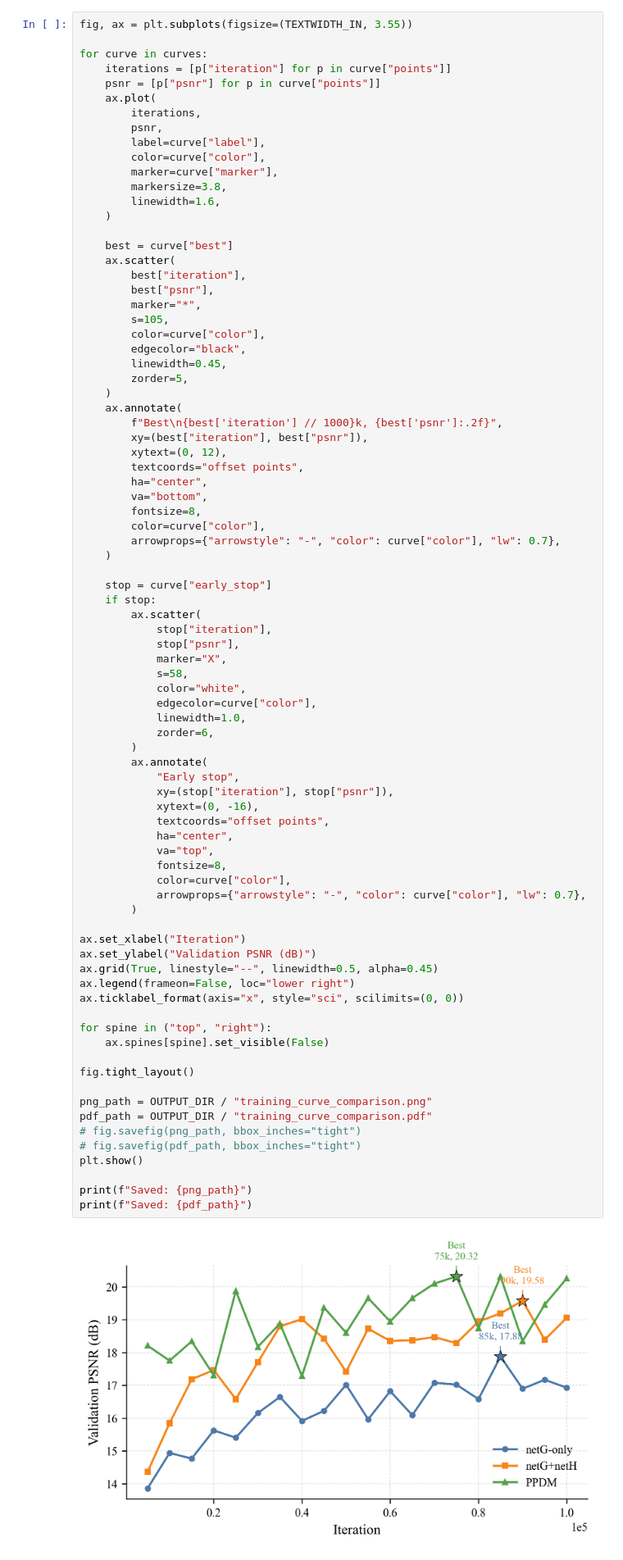
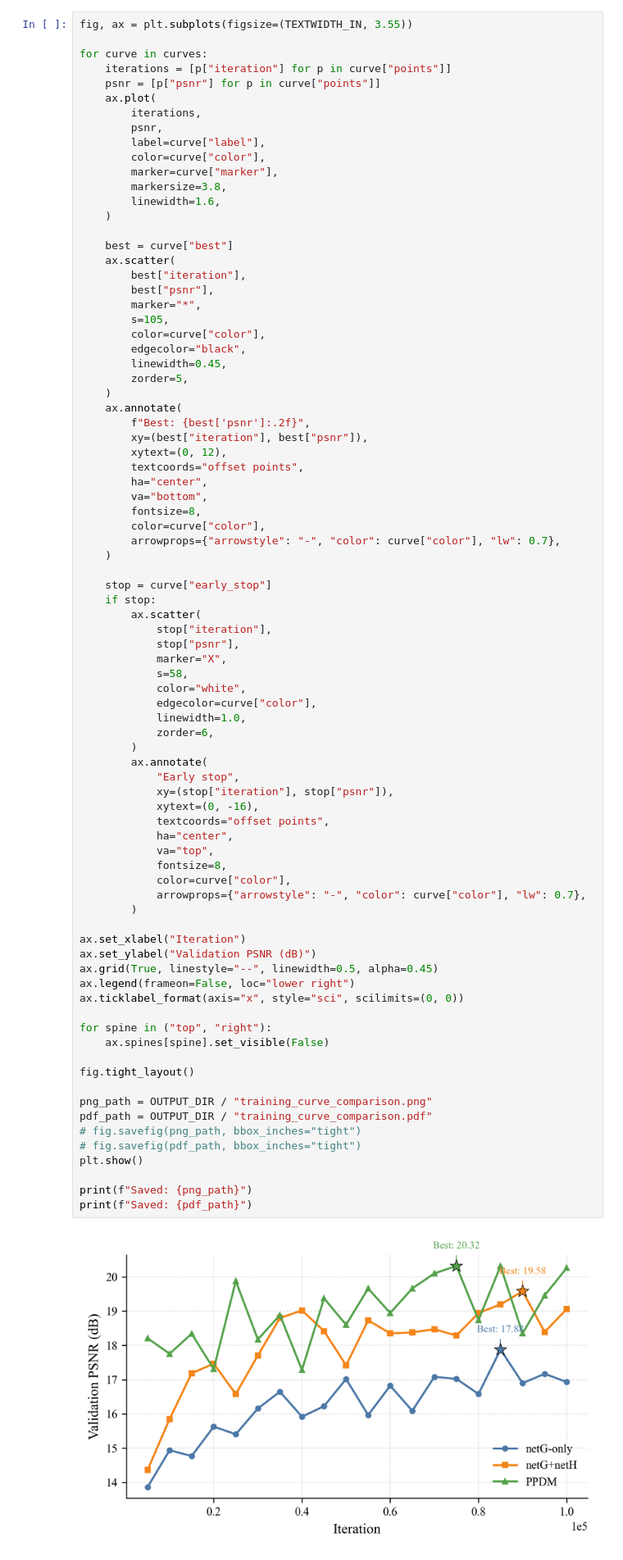
Before and after one commit to yyyyyyounger/PhysicsPriorDiffusionModel_ColdStorage, a Jupyter notebook: plot/ch5_ablation/training_curve_comparison.ipynb, the cells around one changed output. Shown at 82% size. Drawn from its saved outputs; the diff is of its cells as text.

```diff
--- a/plot/ch5_ablation/training_curve_comparison.ipynb
+++ b/plot/ch5_ablation/training_curve_comparison.ipynb
@@ -144,7 +144,7 @@ for curve in curves:
         zorder=5,
     )
     ax.annotate(
-        f"Best\n{best['iteration'] // 1000}k, {best['psnr']:.2f}",
+        f"Best: {best['psnr']:.2f}",
         xy=(best["iteration"], best["psnr"]),
         xytext=(0, 12),
         textcoords="offset points",
@@ -172,33 +172,33 @@ for curve in curves:
             xy=(stop["iteration"], stop["psnr"]),
             xytext=(0, -16),
             textcoords="offset points",
             ha="center",
             va="top",
             fontsize=8,
             color=curve["color"],
             arrowprops={"arrowstyle": "-", "color": curve["color"], "lw": 0.7},
         )
 
 ax.set_xlabel("Iteration")
 ax.set_ylabel("Validation PSNR (dB)")
 ax.grid(True, linestyle="--", linewidth=0.5, alpha=0.45)
 ax.legend(frameon=False, loc="lower right")
 ax.ticklabel_format(axis="x", style="sci", scilimits=(0, 0))
 
 for spine in ("top", "right"):
     ax.spines[spine].set_visible(False)
 
 fig.tight_layout()
 
 png_path = OUTPUT_DIR / "training_curve_comparison.png"
 pdf_path = OUTPUT_DIR / "training_curve_comparison.pdf"
 # fig.savefig(png_path, bbox_inches="tight")
 # fig.savefig(pdf_path, bbox_inches="tight")
 plt.show()
 
 print(f"Saved: {png_path}")
 print(f"Saved: {pdf_path}")
 # %% [output]
-[figure, old version]
+[figure, new version]
 Saved: /mnt/newdisk/Documents/linzhanyang/DehazeDDPM/plot/ch5_ablation/training_curve_comparison.png
 Saved: /mnt/newdisk/Documents/linzhanyang/DehazeDDPM/plot/ch5_ablation/training_curve_comparison.pdf
```
